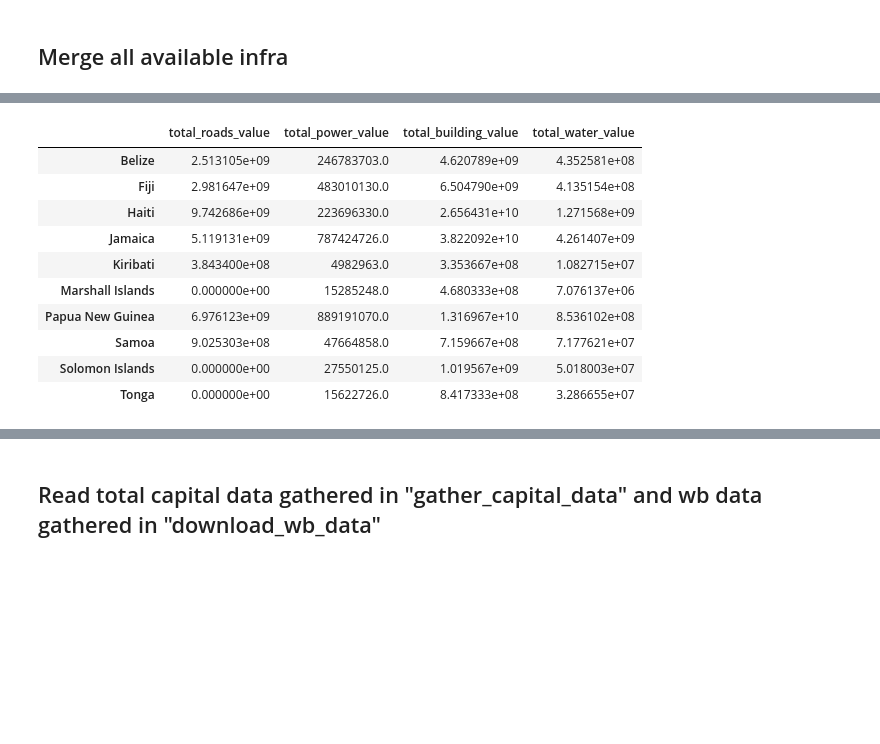
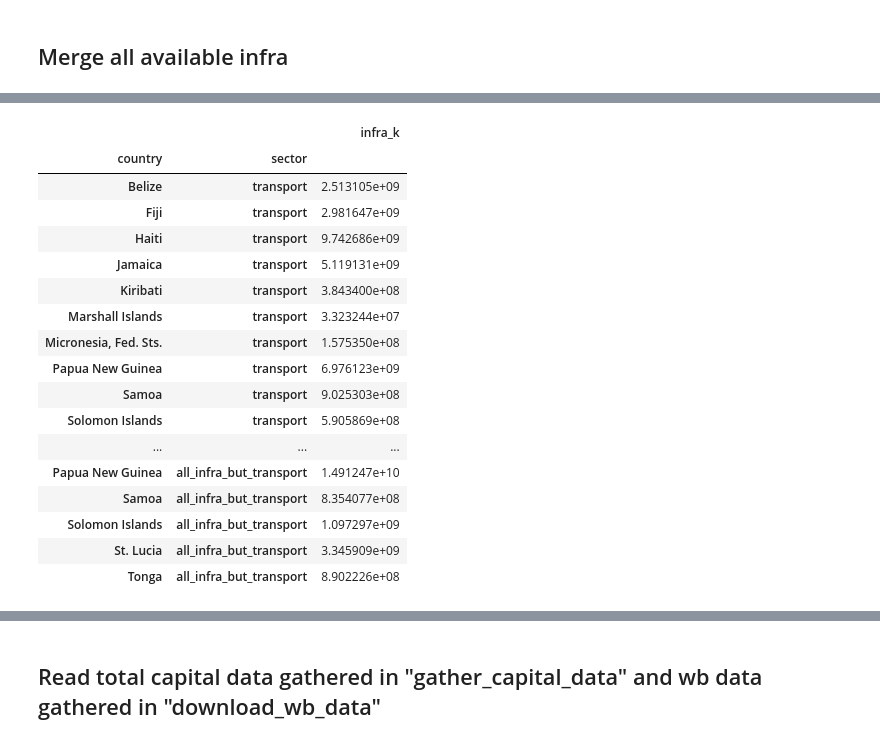
Before and after one commit to julierozz/resilience_indicator_SIDS, a Jupyter notebook: gather_infra_stocks_data.ipynb, the cells around one changed output, grey strips where cells are left out. Saved outputs shown, nothing was run; the diff lists cells and outputs as text; code cells hidden in the pictures; blank space fills up the shorter version.

Commit message:
new (simpler) version in which the sectors are only in infra_stocks and not in hazard_ratio. could revert to this later if needed.

```diff
--- a/gather_infra_stocks_data.ipynb
+++ b/gather_infra_stocks_data.ipynb
@@ -148,5 +146,6 @@ buildings = pd.concat([buildings_rashmin.set_index("country"),buildings_pcrafi])
 # %%
 water = pd.read_csv(path+"water_infra_value_sids.csv")
 # %%
+water["country"] = water["country"].replace(any_to_wb)
 water.set_index("country").sample()
 # %% [output]
@@ -156,5 +155,7 @@ water.set_index("country").sample()
 # %% [markdown]
 ## Merge all available infra
 # %%
-all_infra = pd.concat([roads.total_roads_value,power.set_index("country").total_power_value,\
-                       buildings.set_index("country").total_building_value,water.set_index("country")],axis=1)
+all_infra = pd.concat([roads.transport,power.set_index("country").power,\
+                       buildings[["building_residential","building_non_residential"]],water.set_index("country")],axis=1)
+# %%
+all_infra["all_infra_but_transport"] = all_infra.power+all_infra.building_non_residential+all_infra.building_residential+all_infra.water
@@ -161,14 +169,23 @@ all_infra = pd.concat([roads.total_roads_value,power.set_index("country").total_
+# %%
+all_infra = all_infra[["transport","all_infra_but_transport"]].dropna().unstack().reset_index().rename(columns={"level_0":"sector","level_1":"country",0:"infra_k"}).set_index(["country","sector"])
 # %%
-all_infra.dropna()
+all_infra
 # %% [output]
-|  | total_roads_value | total_power_value | total_building_value | total_water_value |
-| Belize | 2.513105e+09 | 246783703.0 | 4.620789e+09 | 4.352581e+08 |
-| Fiji | 2.981647e+09 | 483010130.0 | 6.504790e+09 | 4.135154e+08 |
-| Haiti | 9.742686e+09 | 223696330.0 | 2.656431e+10 | 1.271568e+09 |
-| Jamaica | 5.119131e+09 | 787424726.0 | 3.822092e+10 | 4.261407e+09 |
-| Kiribati | 3.843400e+08 | 4982963.0 | 3.353667e+08 | 1.082715e+07 |
-| Marshall Islands | 0.000000e+00 | 15285248.0 | 4.680333e+08 | 7.076137e+06 |
-| Papua New Guinea | 6.976123e+09 | 889191070.0 | 1.316967e+10 | 8.536102e+08 |
-| Samoa | 9.025303e+08 | 47664858.0 | 7.159667e+08 | 7.177621e+07 |
-| Solomon Islands | 0.000000e+00 | 27550125.0 | 1.019567e+09 | 5.018003e+07 |
-| Tonga | 0.000000e+00 | 15622726.0 | 8.417333e+08 | 3.286655e+07 |
+|  |  | infra_k |
+| country | sector |  |
+| Belize | transport | 2.513105e+09 |
+| Fiji | transport | 2.981647e+09 |
+| Haiti | transport | 9.742686e+09 |
+| Jamaica | transport | 5.119131e+09 |
+| Kiribati | transport | 3.843400e+08 |
+| Marshall Islands | transport | 3.323244e+07 |
+| Micronesia, Fed. Sts. | transport | 1.575350e+08 |
+| Papua New Guinea | transport | 6.976123e+09 |
+| Samoa | transport | 9.025303e+08 |
+| Solomon Islands | transport | 5.905869e+08 |
+| ... | ... | ... |
+| Papua New Guinea | all_infra_but_transport | 1.491247e+10 |
+| Samoa | all_infra_but_transport | 8.354077e+08 |
+| Solomon Islands | all_infra_but_transport | 1.097297e+09 |
+| St. Lucia | all_infra_but_transport | 3.345909e+09 |
+| Tonga | all_infra_but_transport | 8.902226e+08 |
```
Also changed, not shown: parts of 35 cells of this notebook, 13 other files.
